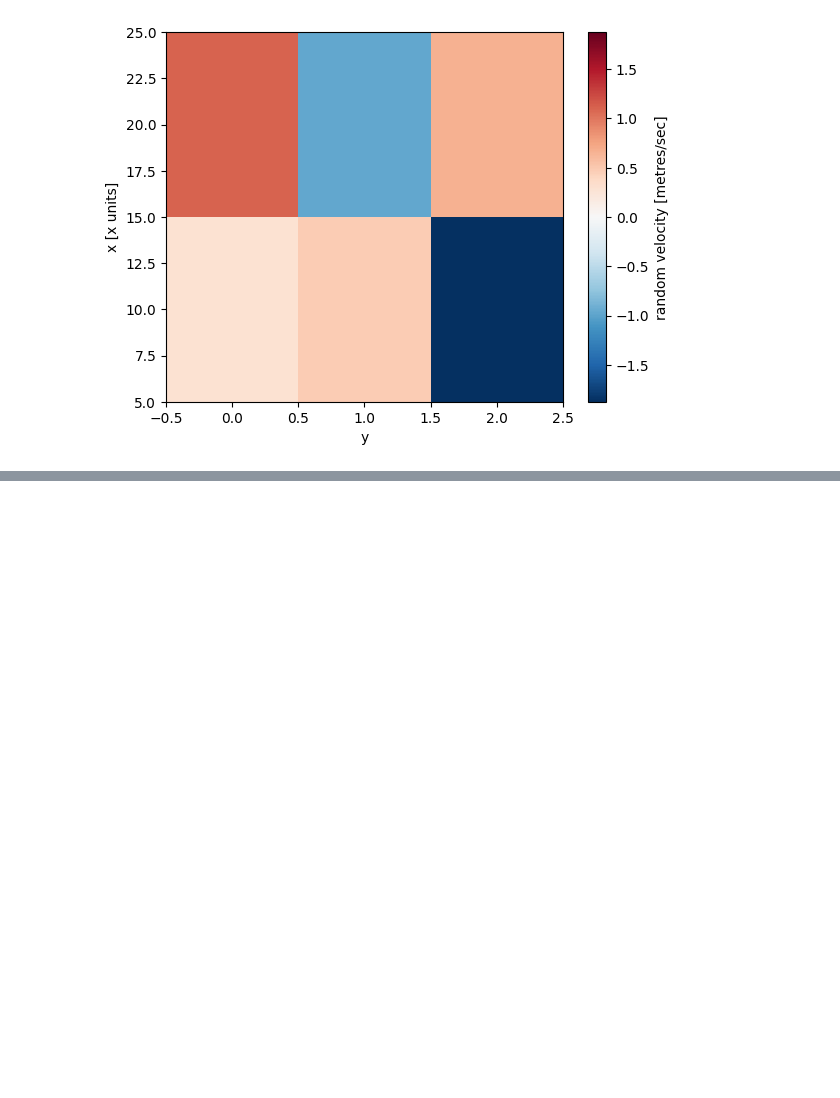
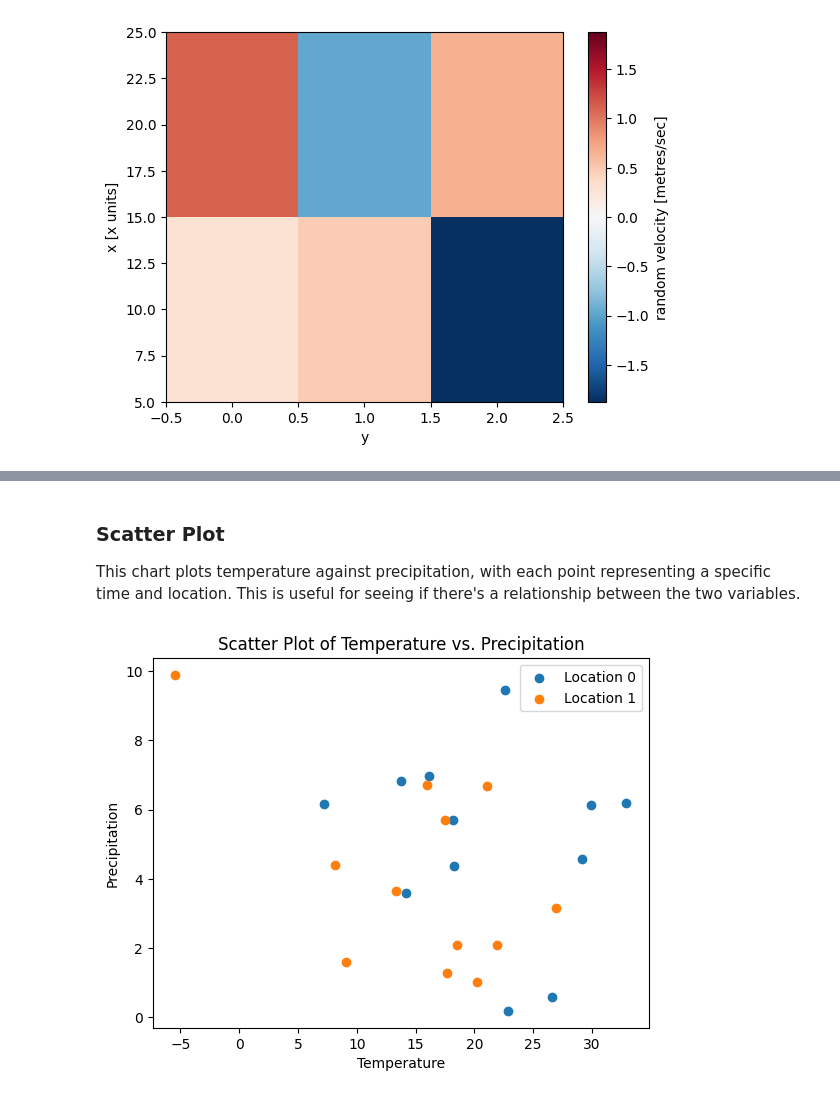
Before and after one commit to fmuranda/Climate_Science., a Jupyter notebook: xarray.ipynb, the cells around one changed output, grey strips where cells are left out. Cells and saved outputs as stored; diff of their text form; code cells hidden in the pictures; blank space fills up the shorter version.

```diff
--- a/xarray.ipynb
+++ b/xarray.ipynb
@@ -115,0 +497,25 @@ data.plot()
+# %% [markdown]
+### Scatter Plot
+
+This chart plots temperature against precipitation, with each point representing a specific time and location. This is useful for seeing if there's a relationship between the two variables.
+# %%
+# Scatter Plot
+# Create a new figure and axes
+fig, ax = plt.subplots()
+
+# Create a scatter plot of temperature vs. precipitation
+for loc_val in ds["loc"].values:
+    ax.scatter(ds["temperature"].sel(loc=loc_val), ds["precipitation"].sel(loc=loc_val), label=f"Location {loc_val}")
+
+# Set titles and labels
+ax.set_title("Scatter Plot of Temperature vs. Precipitation")
+ax.set_xlabel("Temperature")
+ax.set_ylabel("Precipitation")
+
+# Add a legend
+ax.legend()
+
+# Display the plot
+plt.show()
+# %% [output]
+[figure, added]
```
Also changed, not shown: parts of 60 cells of this notebook.
